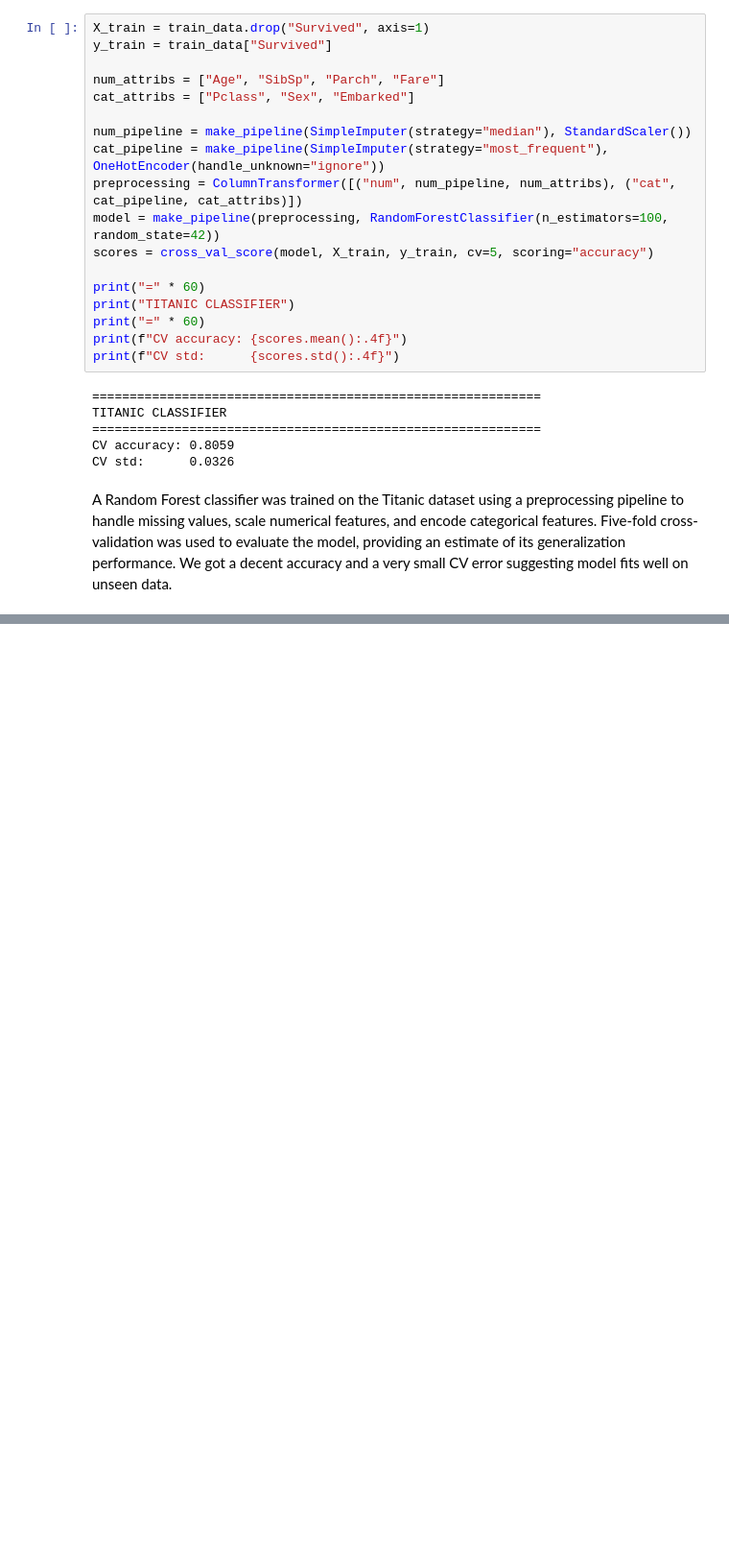
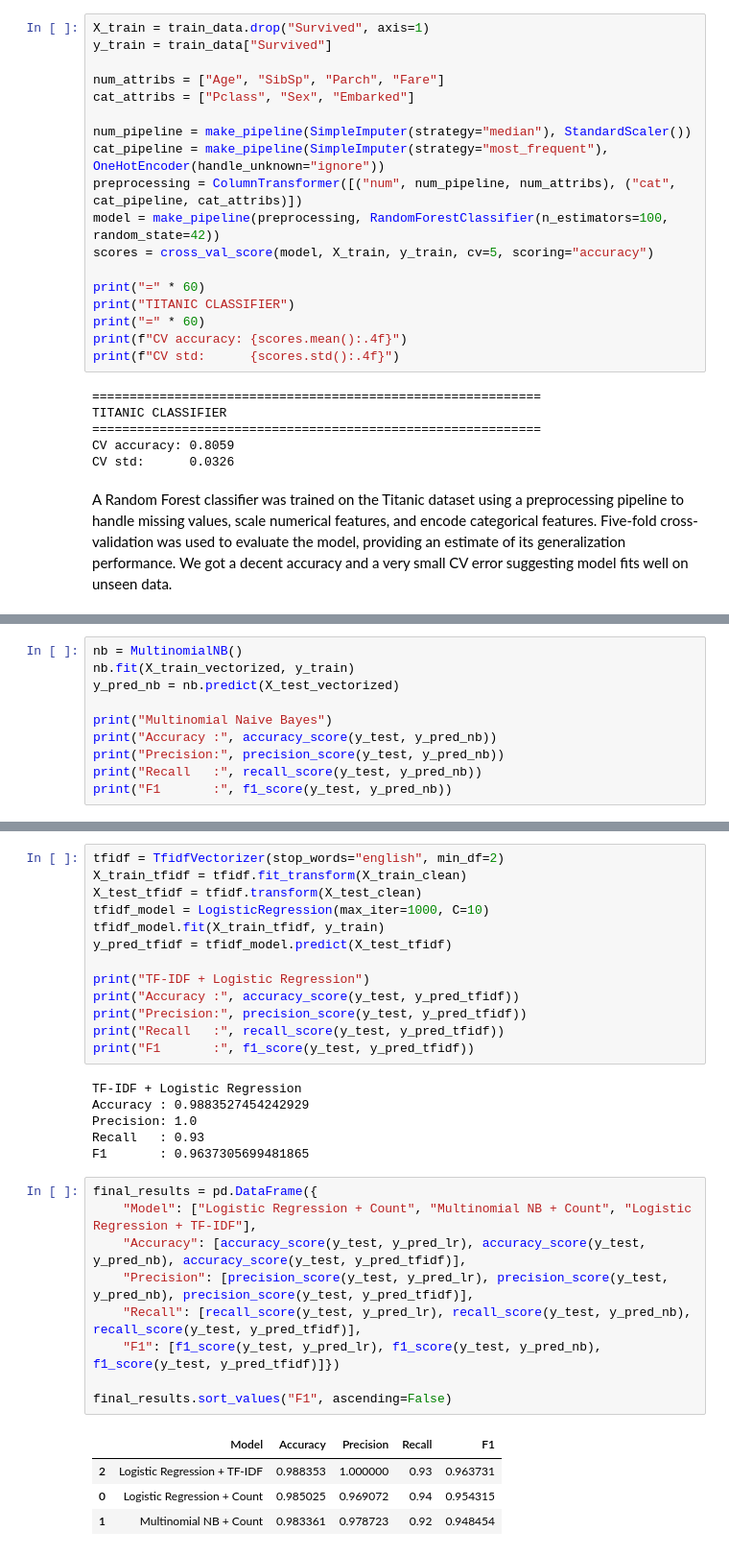
Before and after one commit to sumukha-r/hands-on-machine-learning, a Jupyter notebook: Chapter3-Classification.ipynb, the cells around one changed output, grey strips where cells are left out. Shown at 96% size. Cells and saved outputs as stored; diff of their text form; blank space fills up the shorter version.

```diff
--- a/Chapter3-Classification.ipynb
+++ b/Chapter3-Classification.ipynb
@@ -133,0 +390,10 @@ A Random Forest classifier was trained on the Titanic dataset using a preprocess
+# %%
+nb = MultinomialNB()
+nb.fit(X_train_vectorized, y_train)
+y_pred_nb = nb.predict(X_test_vectorized)
+
+print("Multinomial Naive Bayes")
+print("Accuracy :", accuracy_score(y_test, y_pred_nb))
+print("Precision:", precision_score(y_test, y_pred_nb))
+print("Recall   :", recall_score(y_test, y_pred_nb))
+print("F1       :", f1_score(y_test, y_pred_nb))
@@ -133,0 +444,33 @@ A Random Forest classifier was trained on the Titanic dataset using a preprocess
+# %%
+tfidf = TfidfVectorizer(stop_words="english", min_df=2)
+X_train_tfidf = tfidf.fit_transform(X_train_clean)
+X_test_tfidf = tfidf.transform(X_test_clean)
+tfidf_model = LogisticRegression(max_iter=1000, C=10)
+tfidf_model.fit(X_train_tfidf, y_train)
+y_pred_tfidf = tfidf_model.predict(X_test_tfidf)
+
+print("TF-IDF + Logistic Regression")
+print("Accuracy :", accuracy_score(y_test, y_pred_tfidf))
+print("Precision:", precision_score(y_test, y_pred_tfidf))
+print("Recall   :", recall_score(y_test, y_pred_tfidf))
+print("F1       :", f1_score(y_test, y_pred_tfidf))
+# %% [output]
+TF-IDF + Logistic Regression
+Accuracy : 0.9883527454242929
+Precision: 1.0
+Recall   : 0.93
+F1       : 0.9637305699481865
+# %%
+final_results = pd.DataFrame({
+    "Model": ["Logistic Regression + Count", "Multinomial NB + Count", "Logistic Regression + TF-IDF"],
+    "Accuracy": [accuracy_score(y_test, y_pred_lr), accuracy_score(y_test, y_pred_nb), accuracy_score(y_test, y_pred_tfidf)],
+    "Precision": [precision_score(y_test, y_pred_lr), precision_score(y_test, y_pred_nb), precision_score(y_test, y_pred_tfidf)],
+    "Recall": [recall_score(y_test, y_pred_lr), recall_score(y_test, y_pred_nb), recall_score(y_test, y_pred_tfidf)],
+    "F1": [f1_score(y_test, y_pred_lr), f1_score(y_test, y_pred_nb), f1_score(y_test, y_pred_tfidf)]})
+
+final_results.sort_values("F1", ascending=False)
+# %% [output]
+|  | Model | Accuracy | Precision | Recall | F1 |
+| 2 | Logistic Regression + TF-IDF | 0.988353 | 1.000000 | 0.93 | 0.963731 |
+| 0 | Logistic Regression + Count | 0.985025 | 0.969072 | 0.94 | 0.954315 |
+| 1 | Multinomial NB + Count | 0.983361 | 0.978723 | 0.92 | 0.948454 |
```
Also changed, not shown: parts of 18 cells of this notebook, 1 other file.
